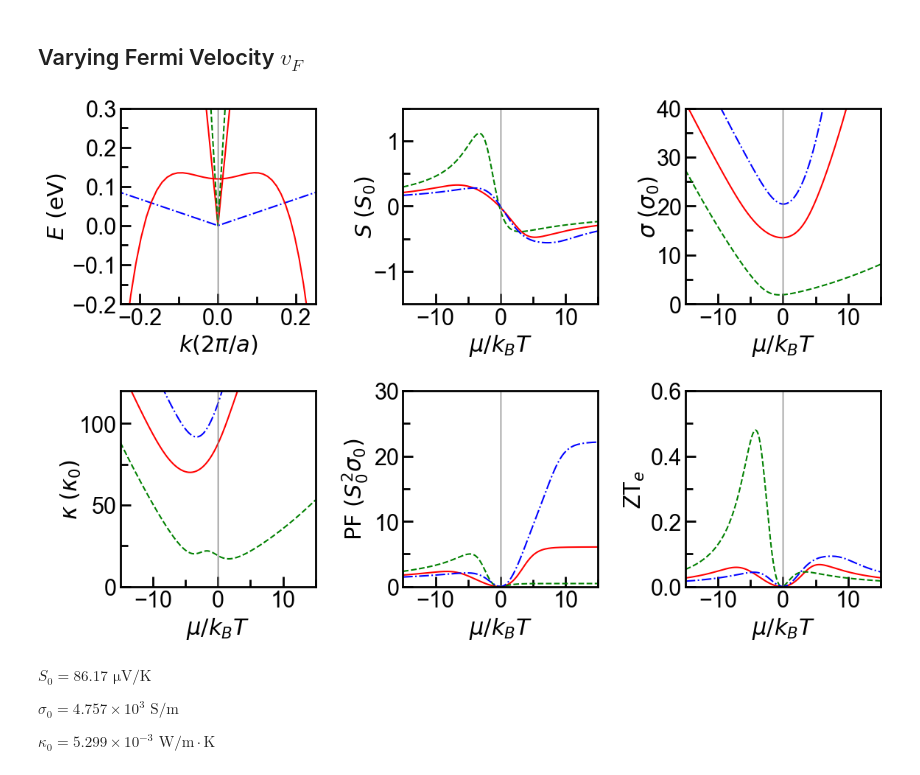
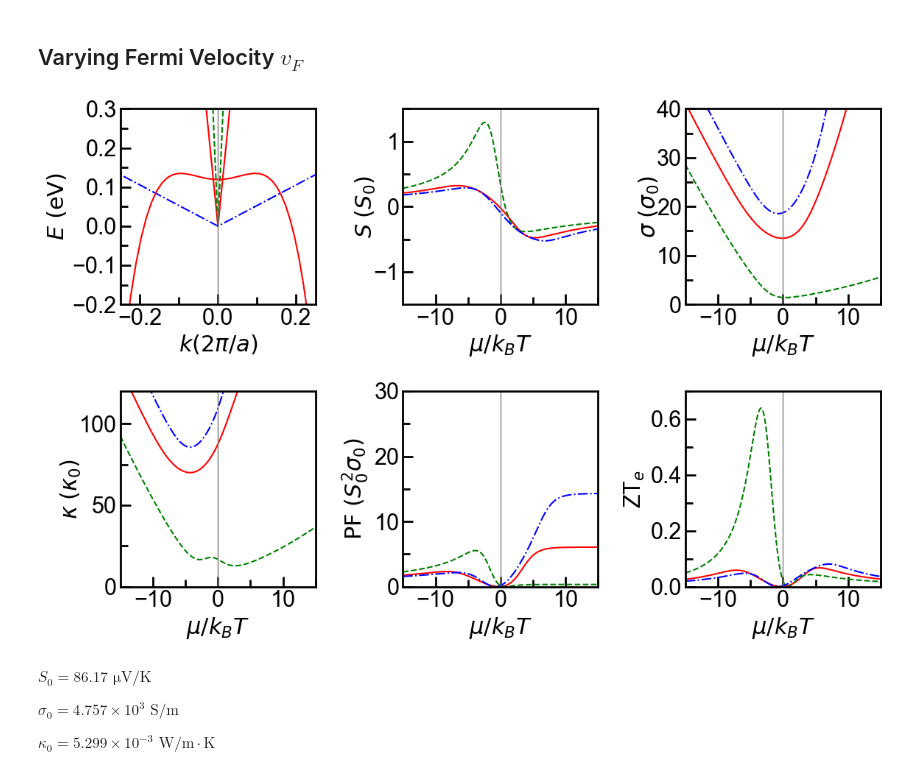
Before and after one commit to Normanthen/NLS-Thermoelectrics, a Jupyter notebook: Type II NLS/Recalc2.ipynb, the cells around one changed output. Drawn from its saved outputs; the diff is of its cells as text; code cells hidden in the pictures.

Commit message:
Editing Figures (Part 3)

```diff
--- a/Type II NLS/Recalc.ipynb
+++ b/Type II NLS/Recalc2.ipynb
@@ -199,8 +199,8 @@ plt.ylim([-0.2,0.3])
 #plt.axvline(x=0)
 
 v1 = 9.95
-v2 = 16.5
-v3 = 0.339
+v2 = 23
+v3 = 0.527
 fc1 = v1*np.abs(kcc)
 fc2 = v2*np.abs(kcc)
 fc3 = v3*np.abs(kcc)
@@ -542,10 +542,10 @@ alpha = v1**2/(4*a)/(kBT)
 e1 = -(min(Ekcc) - max(Ekvv))/(kBT)
 e0 = 0.135/kBT+e1
 eshift1 = 7
-eshift2 = 12.5
-eshift3 = 2
-vF2 = 2.5e+06
-vF3 = 5.15e+04
+eshift2 = 12
+eshift3 = 4
+vF2 = 3.5e+06
+vF3 = 8e+04
 
 # Subplot (a) : Dispersion relation
 ax1 = plt.subplot(2,3,1)
@@ -647,36 +647,36 @@ ax5.yaxis.set_minor_locator(AutoMinorLocator(2))
 ax5.yaxis.labelpad = 4
 ax5.set_xlabel('$\mu/k_BT$')
 ax5.set_ylabel('$\mathrm{PF}~(S_0^2 \sigma_0)$')
 #ax5.yaxis.set_major_locator(mpl.ticker.MultipleLocator(10))
 #ax5.yaxis.set_minor_locator(mpl.ticker.MultipleLocator(5))
 ax5.xaxis.set_tick_params(which='major', size=10, width=2, direction='in')
 ax5.xaxis.set_tick_params(which='minor', size=7, width=2, direction='in')
 ax5.yaxis.set_tick_params(which='major', size=10, width=2, direction='in')
 ax5.yaxis.set_tick_params(which='minor', size=7, width=2, direction='in')
 
 #Subplot (f) : ZT
 ax6 = plt.subplot(2,3,6)
 ax6.plot(eta, ZT(eta+eshift1,e0,e1,vF1,eff_mass1)*T, color='red',linestyle='solid')
 ax6.plot(eta, ZT(eta+eshift2,e0,e1,vF2,eff_mass1)*T, color='green',linestyle='dashed')
 ax6.plot(eta, ZT(eta+eshift3,e0,e1,vF3,eff_mass1)*T, color='blue',linestyle='dashdot')
-ax6.axis([-15,15,0,0.6]) # the format is [xmin,xmax,ymin,ymax]
+ax6.axis([-15,15,0,0.7]) # the format is [xmin,xmax,ymin,ymax]
 ax6.axvline(0, color='grey', linestyle='-', linewidth=1)
 ax6.xaxis.set_minor_locator(AutoMinorLocator(2))
 ax6.yaxis.set_minor_locator(AutoMinorLocator(2))
 ax6.yaxis.labelpad = 4
 ax6.set_xlabel('$\mu/k_BT$')
 ax6.set_ylabel('ZT$_{e}$')
 #ax6.yaxis.set_major_locator(mpl.ticker.MultipleLocator(0.25))
 #ax6.yaxis.set_minor_locator(mpl.ticker.MultipleLocator(0.125))
 ax6.xaxis.set_tick_params(which='major', size=10, width=2, direction='in')
 ax6.xaxis.set_tick_params(which='minor', size=7, width=2, direction='in')
 ax6.yaxis.set_tick_params(which='major', size=10, width=2, direction='in')
 ax6.yaxis.set_tick_params(which='minor', size=7, width=2, direction='in')
 
 plt.tight_layout()
-#plt.savefig('../Figures/2BM/Recalc1_typeIIvF.pdf')
+#plt.savefig('../Figures/2BM/Recalc2_typeIIvF.pdf')
 # %% [output]
-[figure, old version]
+[figure, new version]
 # %% [markdown]
 $S_{0} = 86.17 \,\, \mathrm{\mu}\mathrm{V}/\mathrm{K}$
 
```
Also changed, not shown: parts of 1 cell of this notebook, 10 other files.
